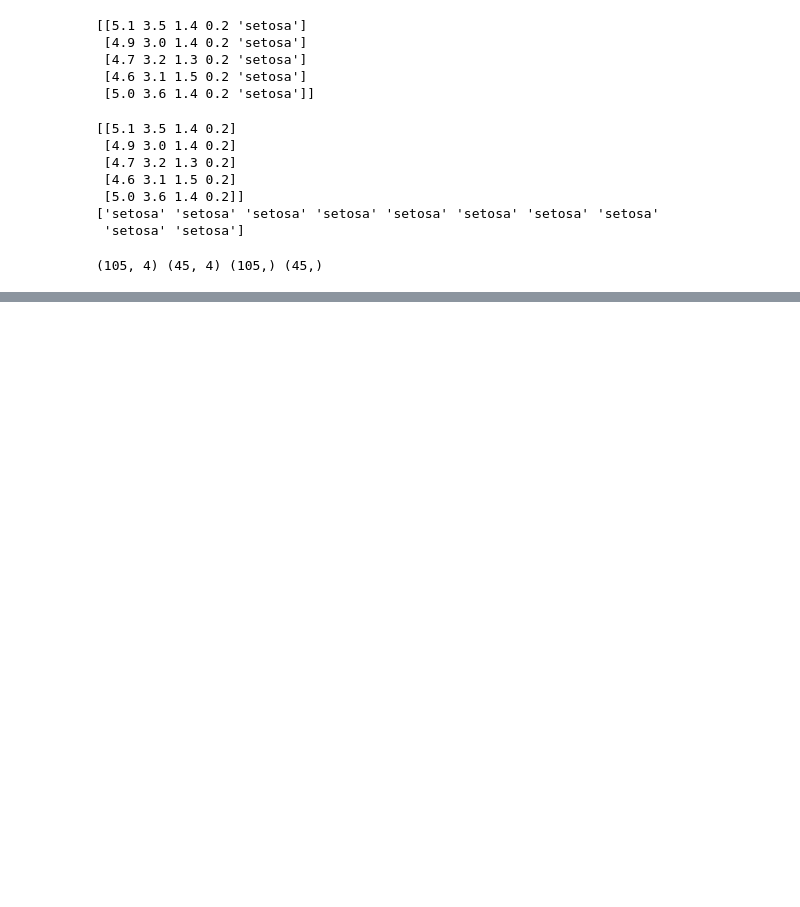
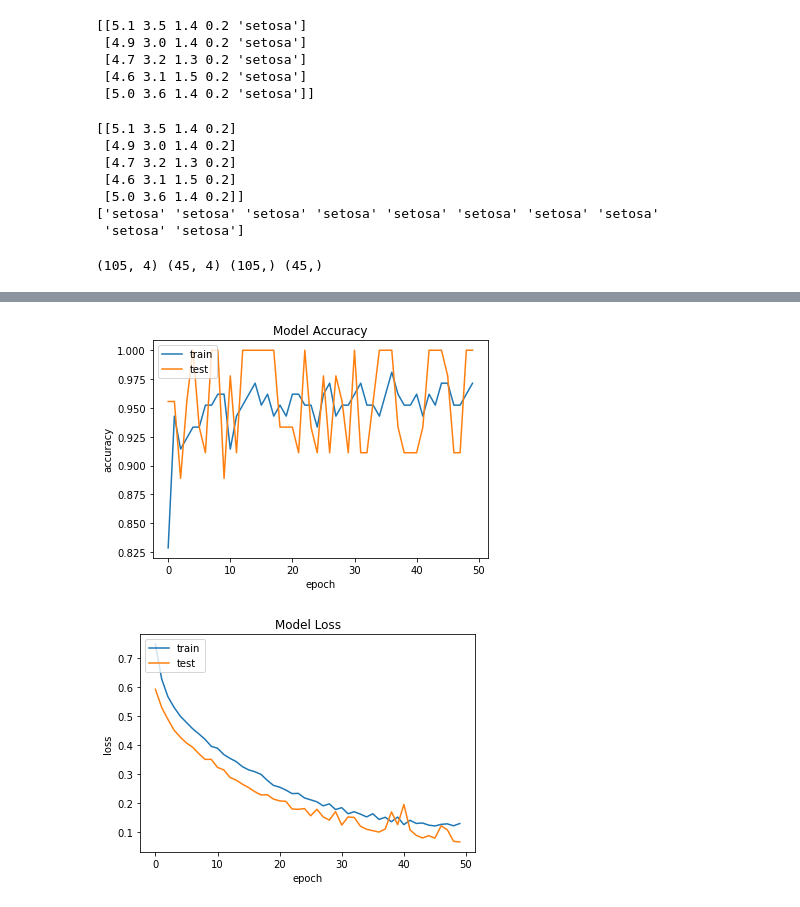
Before and after one commit to chopperkim/machinelearning, a Jupyter notebook: Neural_Networks_SVM.ipynb, the cells around one changed output, grey strips where cells are left out. Saved outputs shown, nothing was run; the diff lists cells and outputs as text; code cells hidden in the pictures; blank space fills up the shorter version.

```diff
--- a/Neural_Networks_SVM.ipynb
+++ b/Neural_Networks_SVM.ipynb
@@ -144,0 +217,11 @@ AttributeError: module 'keras.api._v2.keras' has no attribute 'Input'
+# %%
+input_shape = (4,)
+
+visible = layers.Input(shape=input_shape)
+hidden1 = layers.Dense(units=10, activation='relu')(visible)
+hidden2 = layers.Dense(units=20, activation='relu')(hidden1)
+hidden3 = layers.Dense(units=10, activation='relu')(hidden2)
+output = layers.Dense(units=3, activation='softmax')(hidden3)
+
+mlp_function = models.Model(visible, output)
+mlp_function.summary()
@@ -144,0 +247,3 @@ AttributeError: module 'keras.api._v2.keras' has no attribute 'Input'
+# %%
+mlp_function.compile(optimizer='RMSprop', loss='categorical_crossentropy', metrics=['accuracy'])
+history = mlp_function.fit(np.asarray(trnx).astype(float), np.asarray(trny_onehot).astype(float), validation_data=[np.asarray(tstx).astype(float), np.asarray(tsty_onehot).astype(float)], batch_size=10, epochs=50)
@@ -144,0 +268,20 @@ AttributeError: module 'keras.api._v2.keras' has no attribute 'Input'
+# %%
+plt.plot(history.history['accuracy'])
+plt.plot(history.history['val_accuracy'])
+plt.title('Model Accuracy')
+plt.ylabel('accuracy')
+plt.xlabel('epoch')
+plt.legend(['train', 'test'], loc='upper left')
+plt.show()
+
+#summarize history for loss
+plt.plot(history.history['loss'])
+plt.plot(history.history['val_loss'])
+plt.title('Model Loss')
+plt.ylabel('loss')
+plt.xlabel('epoch')
+plt.legend(['train', 'test'], loc='upper left')
+plt.show()
+# %% [output]
+[figure, added]
+[figure, added]
```
Also changed, not shown: parts of 14 cells of this notebook, 2 other files.
